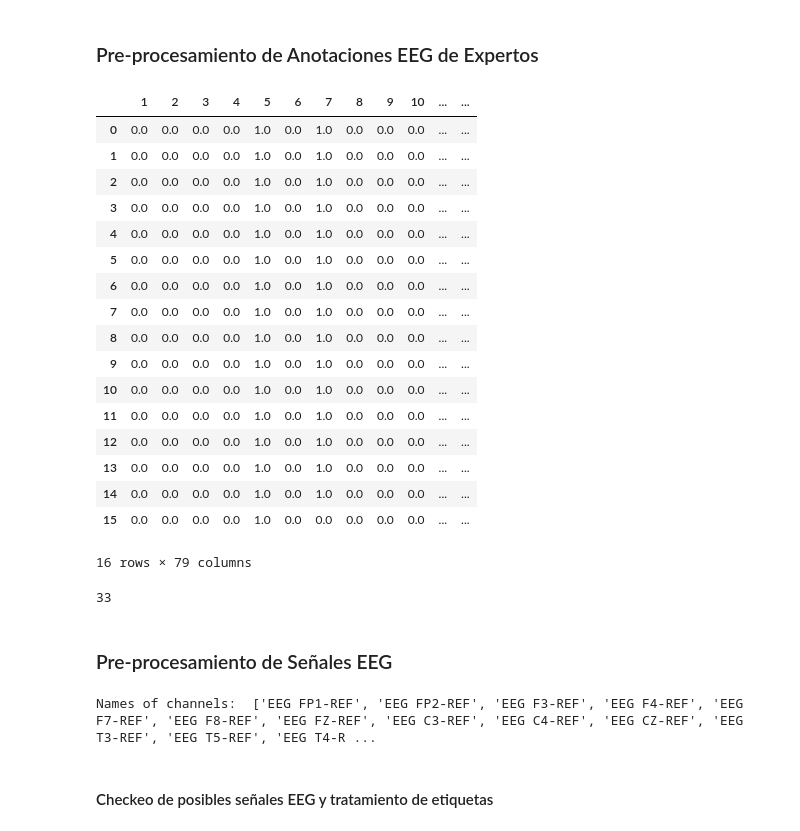
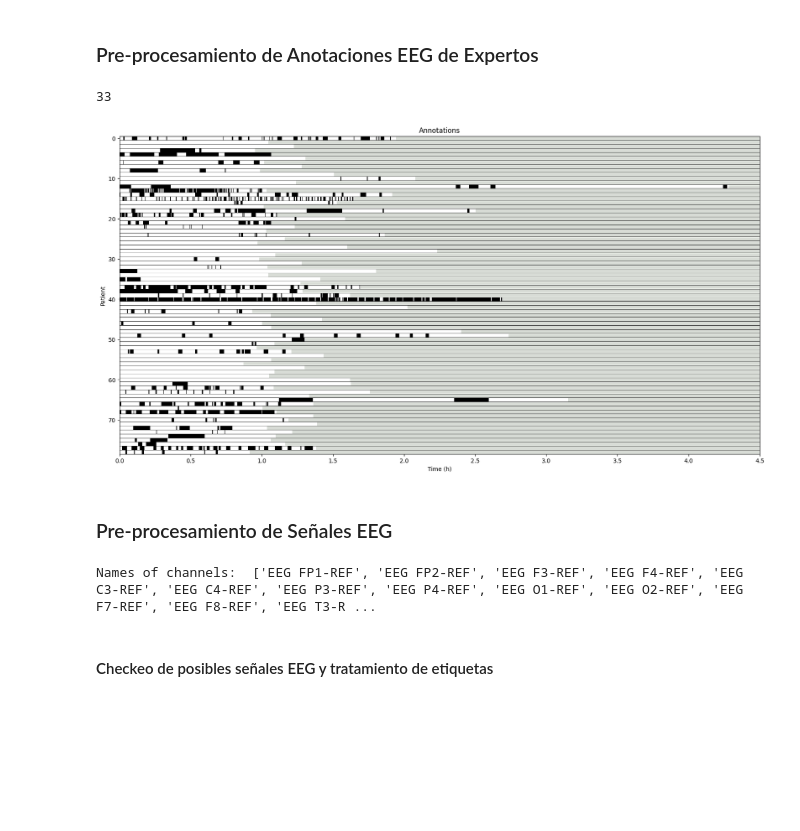
Before and after one commit to M4thinking/Mismodelling-on-Time-Series, a Jupyter notebook: scripts/eeg_mismodelling.ipynb, the cells around one changed output. Saved outputs shown, nothing was run; the diff lists cells and outputs as text; code cells hidden in the pictures; blank space fills up the shorter version.

Commit message:
feat(hito-inicial): :adhesive_bandage: se arreglan funcionalidades y gráficos
mejoras en plot para visualizar anotaciones y pequeño test del paquete

```diff
--- a/scripts/eeg_mismodelling.ipynb
+++ b/scripts/eeg_mismodelling.ipynb
@@ -31,47 +23,46 @@ for row_a, row_b, row_c in zip(dfs[0].itertuples(), dfs[1].itertuples(), dfs[2].
 # %%
 # Guardar el dataframe en un csv
 combined_df.to_csv('../data/labels.csv', index = False)
-# %%
-combined_df.head(16)
-# %% [output]
-|  | 1 | 2 | 3 | 4 | 5 | 6 | 7 | 8 | 9 | 10 | ... | ... |
-| 0 | 0.0 | 0.0 | 0.0 | 0.0 | 1.0 | 0.0 | 1.0 | 0.0 | 0.0 | 0.0 | ... | ... |
-| 1 | 0.0 | 0.0 | 0.0 | 0.0 | 1.0 | 0.0 | 1.0 | 0.0 | 0.0 | 0.0 | ... | ... |
-| 2 | 0.0 | 0.0 | 0.0 | 0.0 | 1.0 | 0.0 | 1.0 | 0.0 | 0.0 | 0.0 | ... | ... |
-| 3 | 0.0 | 0.0 | 0.0 | 0.0 | 1.0 | 0.0 | 1.0 | 0.0 | 0.0 | 0.0 | ... | ... |
-| 4 | 0.0 | 0.0 | 0.0 | 0.0 | 1.0 | 0.0 | 1.0 | 0.0 | 0.0 | 0.0 | ... | ... |
-| 5 | 0.0 | 0.0 | 0.0 | 0.0 | 1.0 | 0.0 | 1.0 | 0.0 | 0.0 | 0.0 | ... | ... |
-| 6 | 0.0 | 0.0 | 0.0 | 0.0 | 1.0 | 0.0 | 1.0 | 0.0 | 0.0 | 0.0 | ... | ... |
-| 7 | 0.0 | 0.0 | 0.0 | 0.0 | 1.0 | 0.0 | 1.0 | 0.0 | 0.0 | 0.0 | ... | ... |
-| 8 | 0.0 | 0.0 | 0.0 | 0.0 | 1.0 | 0.0 | 1.0 | 0.0 | 0.0 | 0.0 | ... | ... |
-| 9 | 0.0 | 0.0 | 0.0 | 0.0 | 1.0 | 0.0 | 1.0 | 0.0 | 0.0 | 0.0 | ... | ... |
-| 10 | 0.0 | 0.0 | 0.0 | 0.0 | 1.0 | 0.0 | 1.0 | 0.0 | 0.0 | 0.0 | ... | ... |
-| 11 | 0.0 | 0.0 | 0.0 | 0.0 | 1.0 | 0.0 | 1.0 | 0.0 | 0.0 | 0.0 | ... | ... |
-| 12 | 0.0 | 0.0 | 0.0 | 0.0 | 1.0 | 0.0 | 1.0 | 0.0 | 0.0 | 0.0 | ... | ... |
-| 13 | 0.0 | 0.0 | 0.0 | 0.0 | 1.0 | 0.0 | 1.0 | 0.0 | 0.0 | 0.0 | ... | ... |
-| 14 | 0.0 | 0.0 | 0.0 | 0.0 | 1.0 | 0.0 | 1.0 | 0.0 | 0.0 | 0.0 | ... | ... |
-| 15 | 0.0 | 0.0 | 0.0 | 0.0 | 1.0 | 0.0 | 0.0 | 0.0 | 0.0 | 0.0 | ... | ... |
-16 rows × 79 columns
-# %%
-# Ver si exiten columnas donde hay solo 0s
-zeros = []
-for i in range(1,80):
-    if combined_df[i].sum() == 0:
-        zeros.append(i)
-print(len(zeros))
-# %% [output]
-33
+# %%
+# Ver si exiten columnas donde hay solo 0s
+zeros = []
+for i in range(1,80):
+    if combined_df[i].sum() == 0:
+        zeros.append(i)
+print(len(zeros))
+
+# Graficar dataframe
+plt.figure(figsize = (20,10))
+plt.imshow(combined_df.T, aspect = 'auto', cmap = 'binary', interpolation = 'none')
+# Cada punto es un segundo, quiero los ticks cada 30 minutos
+plt.xticks(np.arange(0, 60*24*60, 30*60), np.arange(0, 24, 0.5))
+# Limite de 4 horas
+plt.xlim(0, 60*60*4.5)
+
+# Separar por lineas horizontales
+for i in range(1,80):
+    plt.axhline(i-0.5, color = 'black', linewidth = 0.5)
+plt.xlabel('Time (h)')
+plt.ylabel('Patient')
+plt.title('Annotations')
+# Fondo gris
+ax = plt.gca()
+ax.set_facecolor('xkcd:light grey')
+plt.show()
+# %% [output]
+33
+[figure, added]
 # %% [markdown]
 ### Pre-procesamiento de Señales EEG
 # %%
-raw_file = "../data/eeg2.edf"
+raw_file = "../data/eeg1.edf"
 raw = mne.io.read_raw_edf(raw_file, preload = True, verbose = False)
 data = raw.get_data()
 names = raw.info['ch_names']
 names = [name.upper() for name in names]
 print("Names of channels: ", names)
 # %% [output]
-Names of channels:  ['EEG FP1-REF', 'EEG FP2-REF', 'EEG F3-REF', 'EEG F4-REF', 'EEG F7-REF', 'EEG F8-REF', 'EEG FZ-REF', 'EEG C3-REF', 'EEG C4-REF', 'EEG CZ-REF', 'EEG T3-REF', 'EEG T5-REF', 'EEG T4-R ...
+Names of channels:  ['EEG FP1-REF', 'EEG FP2-REF', 'EEG F3-REF', 'EEG F4-REF', 'EEG C3-REF', 'EEG C4-REF', 'EEG P3-REF', 'EEG P4-REF', 'EEG O1-REF', 'EEG O2-REF', 'EEG F7-REF', 'EEG F8-REF', 'EEG T3-R ...
 # %% [markdown]
 #### Checkeo de posibles señales EEG y tratamiento de etiquetas
 # %%
```
Also changed, not shown: parts of 7 cells of this notebook, 4 other files.
